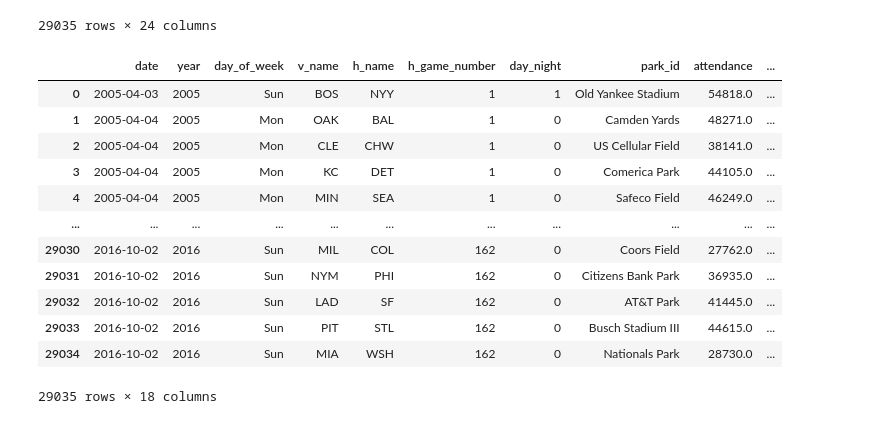
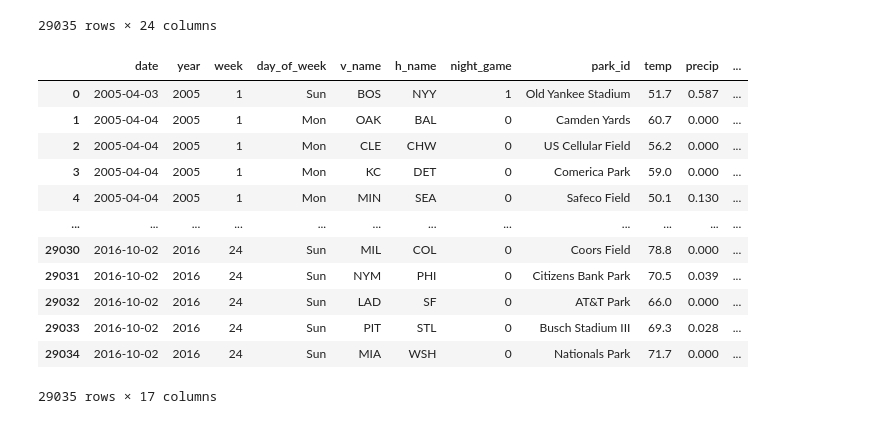
Before and after one commit to tmarchok1/DS440_project, a Jupyter notebook: DS_440code.ipynb, the cells around one changed output. Saved outputs shown, nothing was run; the diff lists cells and outputs as text; code cells hidden in the pictures.

```diff
--- a/DS_440code.ipynb
+++ b/DS_440code.ipynb
@@ -351,24 +351,33 @@ glogs_wcp
 29035 rows × 24 columns
 # %%
 # Drop unnecessary columns
-glogs_wcp = glogs_wcp.drop(columns=['v_league', 'v_game_number', 'h_league', 'v_score', 'h_score', 'Team'])
+glogs_wcp = glogs_wcp.drop(columns=['v_league', 'v_game_number', 'h_game_number', 'h_league', 'v_score', 'h_score', 'Team'])
 
-glogs_wcp.columns = ['date', 'year', 'day_of_week', 'v_name',
-       'h_name', 'h_game_number', 'day_night', 'park_id', 'attendance', 'week',
-       'location', 'temp', 'precip', 'home team', 'capacity', 'prev_year_wins',
-       'made_playoffs', 'won_division']
-glogs_wcp
+# Merge fan engagement data
+fanEngagement = pd.read_csv('https://raw.githubusercontent.com/tmarchok1/DS440_project/refs/heads/main/fanEngagement.csv')
+glogs_wcpf = pd.merge(glogs_wcp, fanEngagement, left_on='home team', right_on='Team', how='left')
+
+# Rename columns
+glogs_wcpf.columns = ['date', 'year', 'day_of_week', 'v_name', 'h_name', 'night_game', 'park_id',
+                      'attendance', 'week', 'location', 'temp', 'precip', 'home team', 'capacity',
+                      'prev_year_wins', 'made_playoffs', 'won_division', 'Team', 'InstagramFollowers', 'CityPopulation']
+
+# Reorder columns, drop 'location', 'home team', 'Team' variables
+glogs_wcpf = glogs_wcpf[['date', 'year', 'week', 'day_of_week', 'v_name',
+       'h_name', 'night_game', 'park_id', 'temp', 'precip', 'capacity', 'prev_year_wins',
+       'made_playoffs', 'won_division', 'InstagramFollowers', 'CityPopulation', 'attendance']]
+glogs_wcpf
 # %% [output]
-|  | date | year | day_of_week | v_name | h_name | h_game_number | day_night | park_id | attendance | ... |
-| 0 | 2005-04-03 | 2005 | Sun | BOS | NYY | 1 | 1 | Old Yankee Stadium | 54818.0 | ... |
-| 1 | 2005-04-04 | 2005 | Mon | OAK | BAL | 1 | 0 | Camden Yards | 48271.0 | ... |
-| 2 | 2005-04-04 | 2005 | Mon | CLE | CHW | 1 | 0 | US Cellular Field | 38141.0 | ... |
-| 3 | 2005-04-04 | 2005 | Mon | KC | DET | 1 | 0 | Comerica Park | 44105.0 | ... |
-| 4 | 2005-04-04 | 2005 | Mon | MIN | SEA | 1 | 0 | Safeco Field | 46249.0 | ... |
-| ... | ... | ... | ... | ... | ... | ... | ... | ... | ... | ... |
-| 29030 | 2016-10-02 | 2016 | Sun | MIL | COL | 162 | 0 | Coors Field | 27762.0 | ... |
-| 29031 | 2016-10-02 | 2016 | Sun | NYM | PHI | 162 | 0 | Citizens Bank Park | 36935.0 | ... |
-| 29032 | 2016-10-02 | 2016 | Sun | LAD | SF | 162 | 0 | AT&T Park | 41445.0 | ... |
-| 29033 | 2016-10-02 | 2016 | Sun | PIT | STL | 162 | 0 | Busch Stadium III | 44615.0 | ... |
-| 29034 | 2016-10-02 | 2016 | Sun | MIA | WSH | 162 | 0 | Nationals Park | 28730.0 | ... |
+|  | date | year | week | day_of_week | v_name | h_name | night_game | park_id | temp | precip | ... |
+| 0 | 2005-04-03 | 2005 | 1 | Sun | BOS | NYY | 1 | Old Yankee Stadium | 51.7 | 0.587 | ... |
+| 1 | 2005-04-04 | 2005 | 1 | Mon | OAK | BAL | 0 | Camden Yards | 60.7 | 0.000 | ... |
+| 2 | 2005-04-04 | 2005 | 1 | Mon | CLE | CHW | 0 | US Cellular Field | 56.2 | 0.000 | ... |
+| 3 | 2005-04-04 | 2005 | 1 | Mon | KC | DET | 0 | Comerica Park | 59.0 | 0.000 | ... |
+| 4 | 2005-04-04 | 2005 | 1 | Mon | MIN | SEA | 0 | Safeco Field | 50.1 | 0.130 | ... |
+| ... | ... | ... | ... | ... | ... | ... | ... | ... | ... | ... | ... |
+| 29030 | 2016-10-02 | 2016 | 24 | Sun | MIL | COL | 0 | Coors Field | 78.8 | 0.000 | ... |
+| 29031 | 2016-10-02 | 2016 | 24 | Sun | NYM | PHI | 0 | Citizens Bank Park | 70.5 | 0.039 | ... |
+| 29032 | 2016-10-02 | 2016 | 24 | Sun | LAD | SF | 0 | AT&T Park | 66.0 | 0.000 | ... |
+| 29033 | 2016-10-02 | 2016 | 24 | Sun | PIT | STL | 0 | Busch Stadium III | 69.3 | 0.028 | ... |
+| 29034 | 2016-10-02 | 2016 | 24 | Sun | MIA | WSH | 0 | Nationals Park | 71.7 | 0.000 | ... |
-29035 rows × 18 columns
+29035 rows × 17 columns
```
Also changed, not shown: parts of 3 cells of this notebook, 2 other files.
